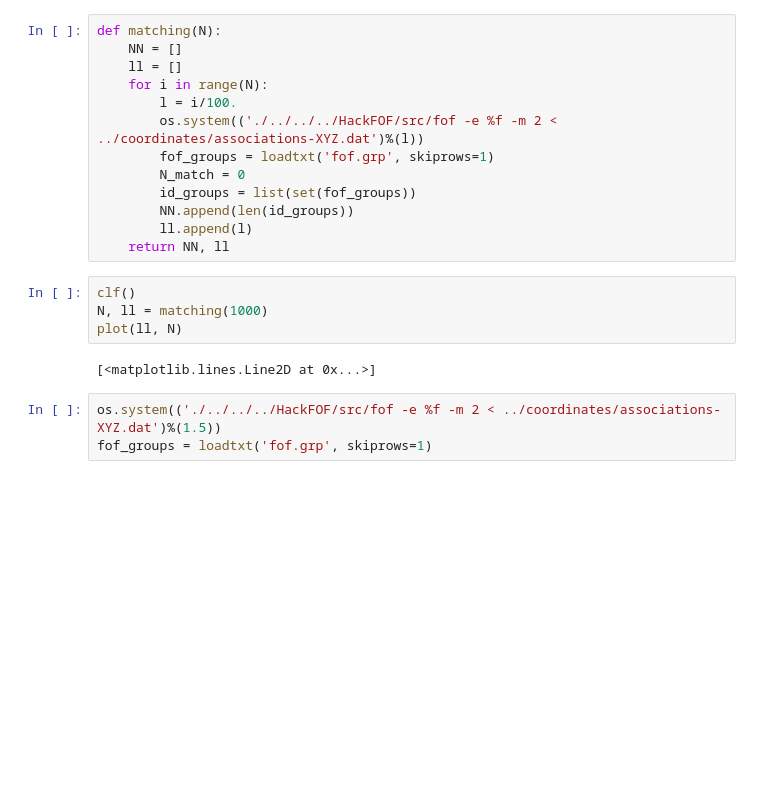
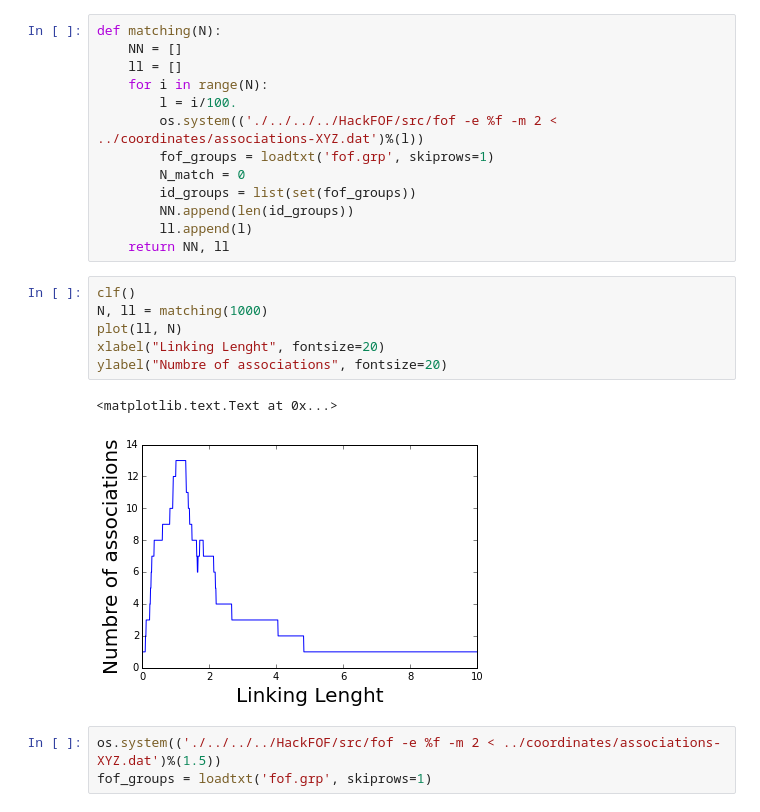
Before and after one commit to jngaravitoc/DwarfAssociations, a Jupyter notebook: code/FOF/FOF-observed-associations.ipynb, the cells around one changed output. Saved outputs shown, nothing was run; the diff lists cells and outputs as text; blank space fills up the shorter version.

Commit message:
inline plots

```diff
--- a/code/FOF/FOF-observed-associations.ipynb
+++ b/code/FOF/FOF-observed-associations.ipynb
@@ -23,9 +22,12 @@ def matching(N):
 # %%
 clf()
 N, ll = matching(1000)
 plot(ll, N)
+xlabel("Linking Lenght", fontsize=20)
+ylabel("Numbre of associations", fontsize=20)
 # %% [output]
-[<matplotlib.lines.Line2D at 0x...>]
+<matplotlib.text.Text at 0x...>
+[figure, added]
 # %%
 os.system(('./../../../HackFOF/src/fof -e %f -m 2 < ../coordinates/associations-XYZ.dat')%(1.5))
 fof_groups = loadtxt('fof.grp', skiprows=1)
```
Also changed, not shown: parts of 4 cells of this notebook.
